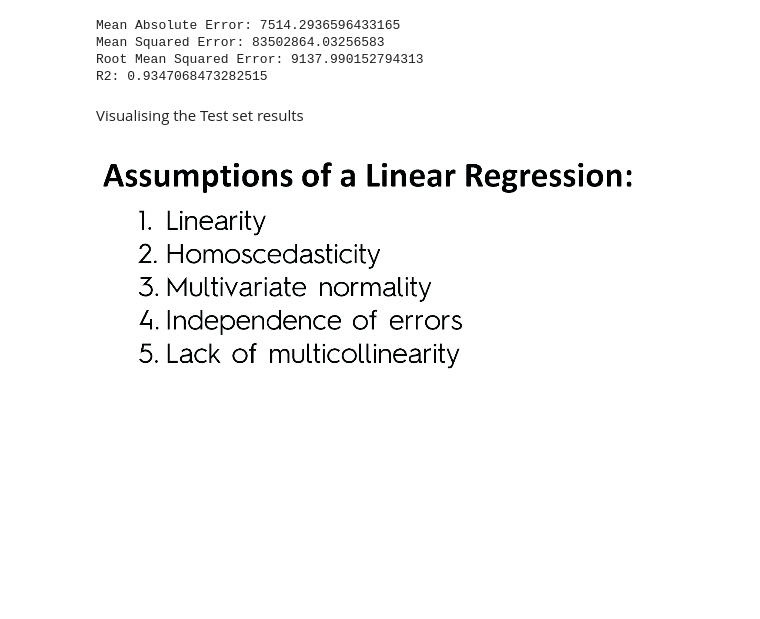
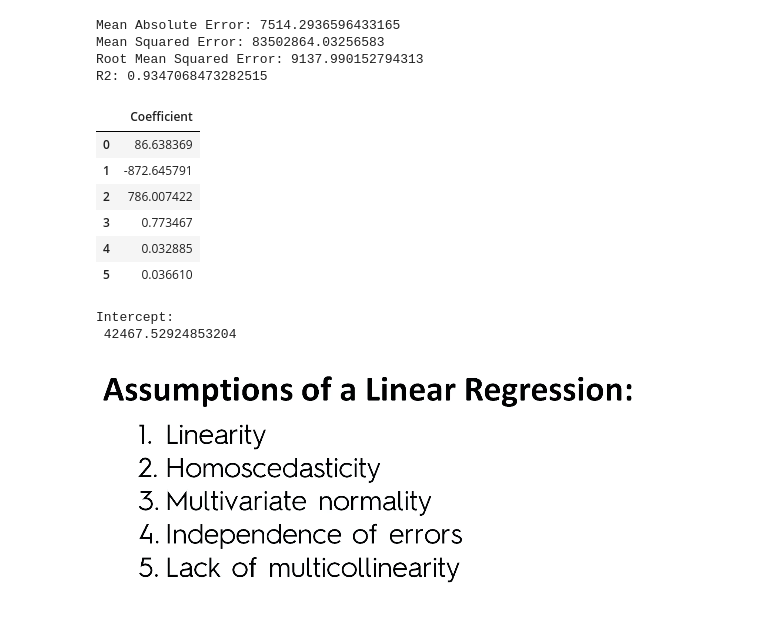
Before and after one commit to gauravpks/ml-repo, a Jupyter notebook: Part 2 - Regression/Multiple Linear Regression/multiple_linear_regression.ipynb, the cells around one changed output. Drawn from its saved outputs; the diff is of its cells as text; code cells hidden in the pictures; blank space fills up the shorter version.

```diff
--- a/Part 2 - Regression/Multiple Linear Regression/multiple_linear_regression.ipynb
+++ b/Part 2 - Regression/Multiple Linear Regression/multiple_linear_regression.ipynb
@@ -147,7 +147,23 @@ Mean Absolute Error: 7514.2936596433165
 Mean Squared Error: 83502864.03256583
 Root Mean Squared Error: 9137.990152794313
 R2: 0.9347068473282515
-# %% [markdown]
-Visualising the Test set results
+# %%
+# regression coefficients
+coeff_df = pd.DataFrame(regressor.coef_,  columns=['Coefficient'])
+coeff_df
+# %% [output]
+|  | Coefficient |
+| 0 | 86.638369 |
+| 1 | -872.645791 |
+| 2 | 786.007422 |
+| 3 | 0.773467 |
+| 4 | 0.032885 |
+| 5 | 0.036610 |
+# %%
+# regression Intercept
+print('Intercept: \n', regressor.intercept_)
+# %% [output]
+Intercept:
+ 42467.52924853204
 # %% [markdown]
 ![image.png](embedded-picture-1)
```
Also changed, not shown: parts of 1 cell of this notebook.
